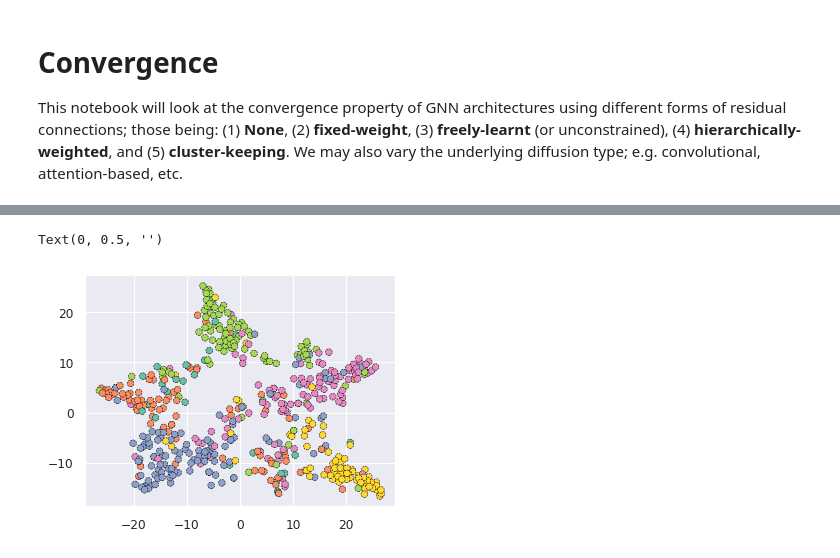
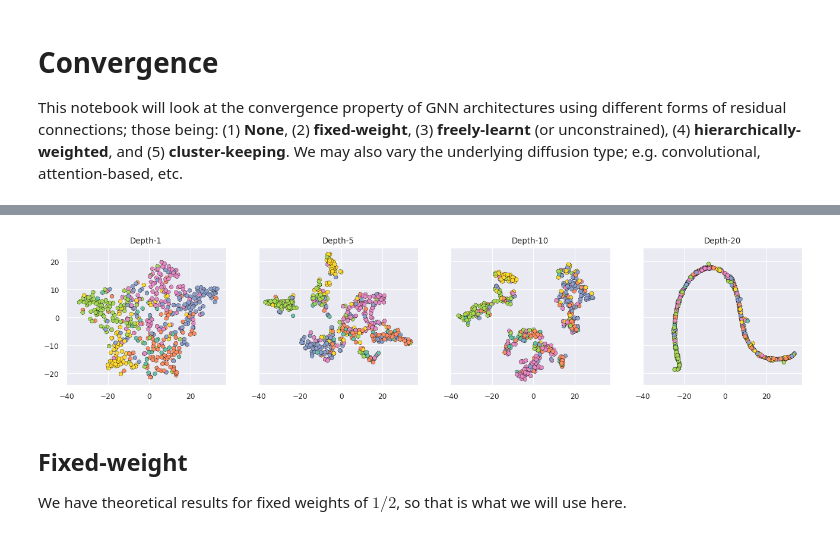
Before and after one commit to BenPrie/semantic-oversmoothing, a Jupyter notebook: convergence.ipynb, the cells around one changed output, grey strips where cells are left out. Drawn from its saved outputs; the diff is of its cells as text; code cells hidden in the pictures.

Commit message:
Training models

```diff
--- a/convergence.ipynb
+++ b/convergence.ipynb
@@ -55,3 +55,14 @@ Data(x=[3327, 3703], edge_index=[2, 9104], y=[3327], train_mask=[3327], val_mask
 # Convergence
 
 This notebook will look at the convergence property of GNN architectures using different forms of residual connections; those being: (1) **None**, (2) **fixed-weight**, (3) **freely-learnt** (or unconstrained), (4) **hierarchically-weighted**, and (5) **cluster-keeping**. We may also vary the underlying diffusion type; e.g. convolutional, attention-based, etc.
+# %%
+# Invariable hyperparameters.
+n_nodes = dataset.data.x.size(0)
+model_depths = [1, 5, 10, 20]
+aggregation_function = GCNConv
+hid_dim = 64
+dropout_ratio = .1
+act_fn = F.relu
+epochs = 100
+max_patience = epochs // 10
+lr = 1e-3
@@ -107,24 +101,18 @@ reduced_features = produce_reduced_embeddings(free_model, dataset.data, dataset.
-# %%
-_, ax = plt.subplots(1, 1, figsize=(4, 3))
-
-# Plot onto a row of axes.
-sns.scatterplot(
-    # Plot points and colour them.
-    x=reduced_features['dimension 1'],
-    y=reduced_features['dimension 2'],
-    hue=reduced_features['labels'],
-    ax=ax,
-
-    # Beautification.
-    palette='Set2',
-    linestyle='--',
-    edgecolors='k'
-)
-
-# Remove clutter.
-ax.legend([], [], frameon=False)
-ax.set_xlabel('')
-ax.set_ylabel('')
-# %% [output]
-Text(0, 0.5, '')
-[figure, removed]
+# %%
+# Produce the reduced embeddings over the validation nodes for each GCN model.
+reduced_features_by_none_model = {
+    model.n_layers: produce_reduced_embeddings(model, dataset.data, dataset.data.val_mask)
+    for model in none_models
+}
+# %%
+# Plot onto a row of axes.
+fig, axes = plot_reduced_embeddings(reduced_features_by_none_model)
+
+# Save figure.
+plt.savefig('./figures/convergence/none.pdf', bbox_inches='tight')
+# %% [output]
+[figure, added]
+# %% [markdown]
+## Fixed-weight
+
+We have theoretical results for fixed weights of $1/2$, so that is what we will use here.
```
Also changed, not shown: parts of 20 cells of this notebook, 1 other file.
